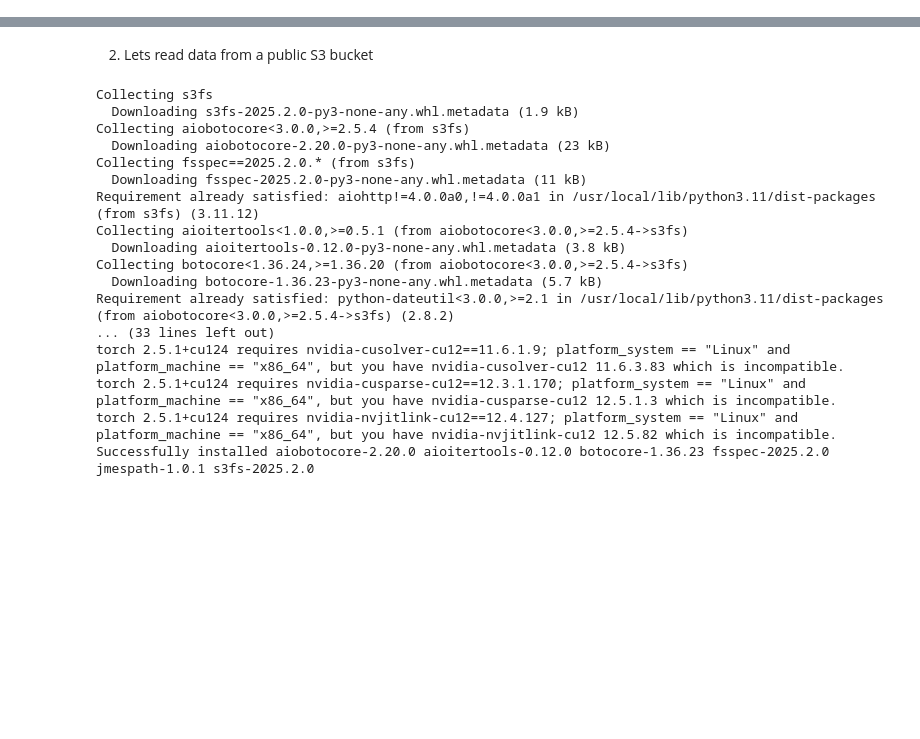
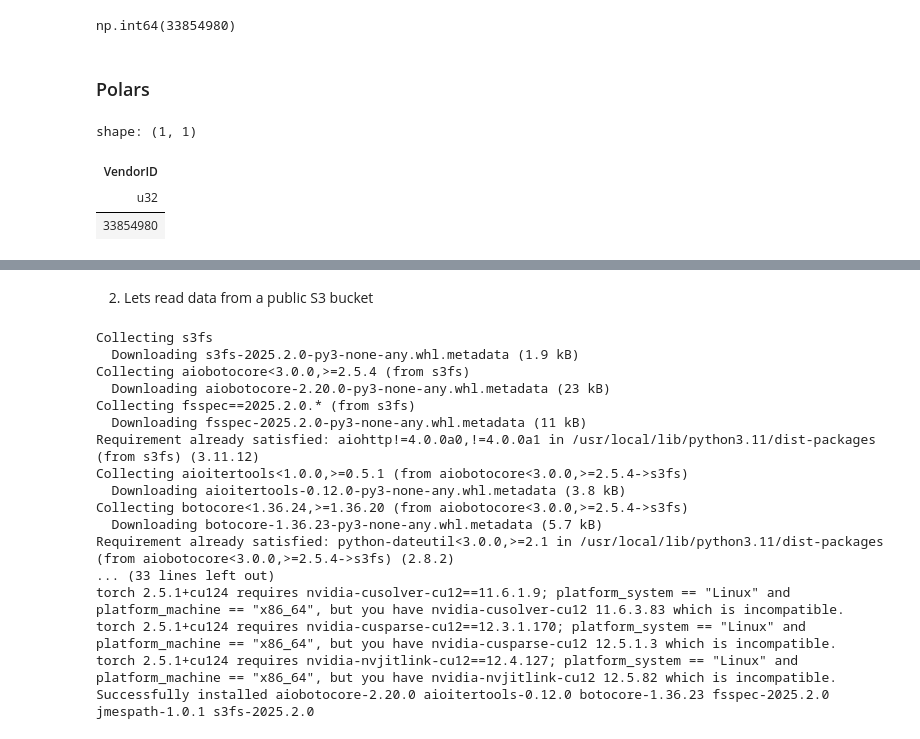
Before and after one commit to nebachadnassar/GWU-DNSC-4211, a Jupyter notebook: public/Class_07/Exercisess_w_Answers.ipynb, the cells around one changed output, grey strips where cells are left out. Drawn from its saved outputs; the diff is of its cells as text; code cells hidden in the pictures; blank space fills up the shorter version.

```diff
--- a/public/Class_07/Exercisess_w_Answers.ipynb
+++ b/public/Class_07/Exercisess_w_Answers.ipynb
@@ -2,0 +24,6 @@
+# %%
+ddf['VendorID'].count().compute()
+# %% [output]
+np.int64(33854980)
+# %% [markdown]
+### Polars
@@ -2,0 +39,7 @@
+# %%
+df.select('VendorID').count().collect()
+# %% [output]
+shape: (1, 1)
+| VendorID |
+| u32 |
+| 33854980 |
```
Also changed, not shown: parts of 12 cells of this notebook.
